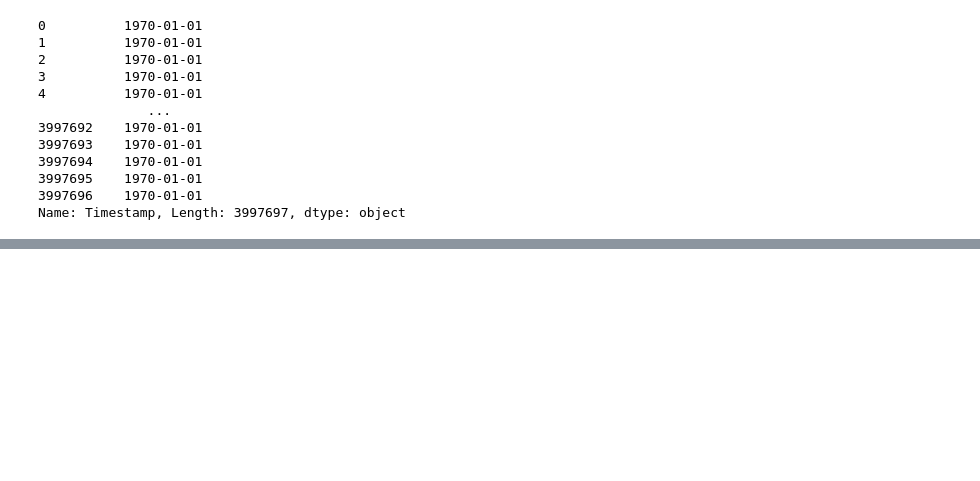
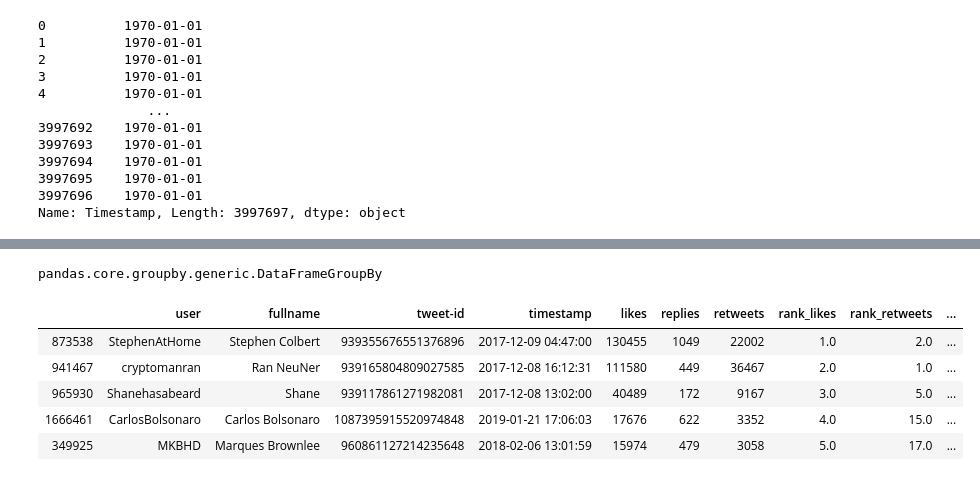
Before and after one commit to vishwakulkarni/Social-media-impact-cryptocurrency, a Jupyter notebook: Data_Mining_project.ipynb, the cells around one changed output, grey strips where cells are left out. Cells and saved outputs as stored; diff of their text form; code cells hidden in the pictures; blank space fills up the shorter version.

```diff
--- a/Data_Mining_project.ipynb
+++ b/Data_Mining_project.ipynb
@@ -95,0 +136,26 @@ result.head()
+# %%
+type(groups)
+# %% [output]
+pandas.core.groupby.generic.DataFrameGroupBy
+# %%
+#df['score_ranked']=df['Score'].rank(ascending=0,method='max')
+data['rank_likes'] = data['likes'].rank(ascending=0,method='max')
+#del data['html'];
+#del data['url'];
+#del data['text'];
+data['rank_retweets'] = data['retweets'].rank(ascending=0,method='max')
+data['rank_replies'] = data['replies'].rank(ascending=0,method='max')
+#data.head()
+
+data_likes = data.sort_values(by=['rank_likes'])
+data_retweets = data.sort_values(by=['rank_retweets'])
+data_replies = data.sort_values(by=['rank_replies'])
+
+data_likes.head()
+# %% [output]
+|  | user | fullname | tweet-id | timestamp | likes | replies | retweets | rank_likes | rank_retweets | ... |
+| 873538 | StephenAtHome | Stephen Colbert | 939355676551376896 | 2017-12-09 04:47:00 | 130455 | 1049 | 22002 | 1.0 | 2.0 | ... |
+| 941467 | cryptomanran | Ran NeuNer | 939165804809027585 | 2017-12-08 16:12:31 | 111580 | 449 | 36467 | 2.0 | 1.0 | ... |
+| 965930 | Shanehasabeard | Shane | 939117861271982081 | 2017-12-08 13:02:00 | 40489 | 172 | 9167 | 3.0 | 5.0 | ... |
+| 1666461 | CarlosBolsonaro | Carlos Bolsonaro | 1087395915520974848 | 2019-01-21 17:06:03 | 17676 | 622 | 3352 | 4.0 | 15.0 | ... |
+| 349925 | MKBHD | Marques Brownlee | 960861127214235648 | 2018-02-06 13:01:59 | 15974 | 479 | 3058 | 5.0 | 17.0 | ... |
```
Also changed, not shown: parts of 15 cells of this notebook, 2 other files.
